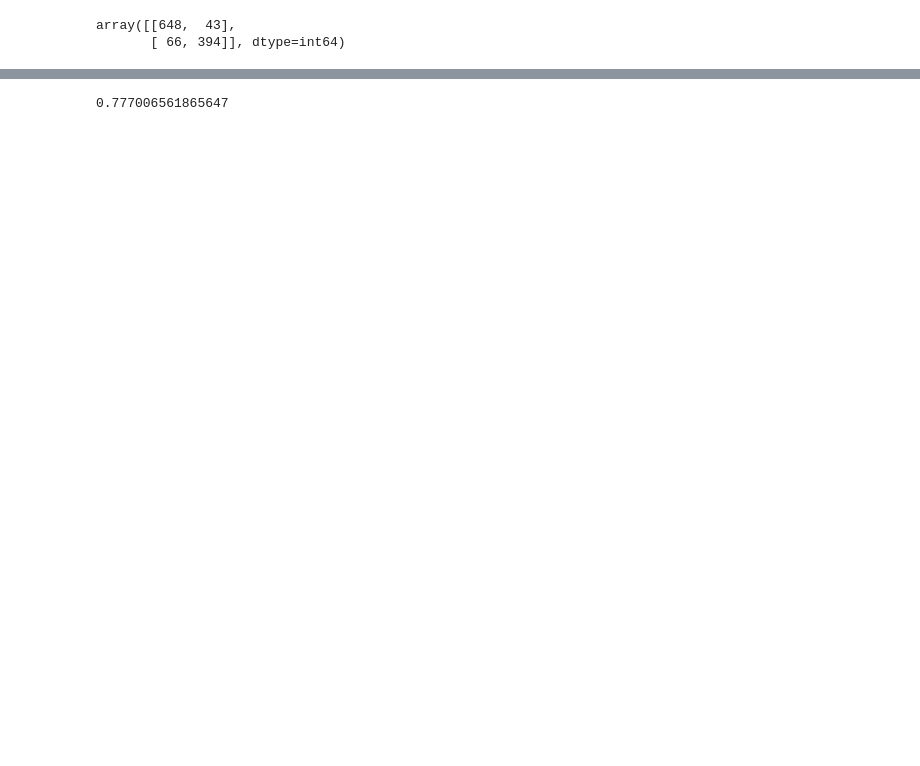
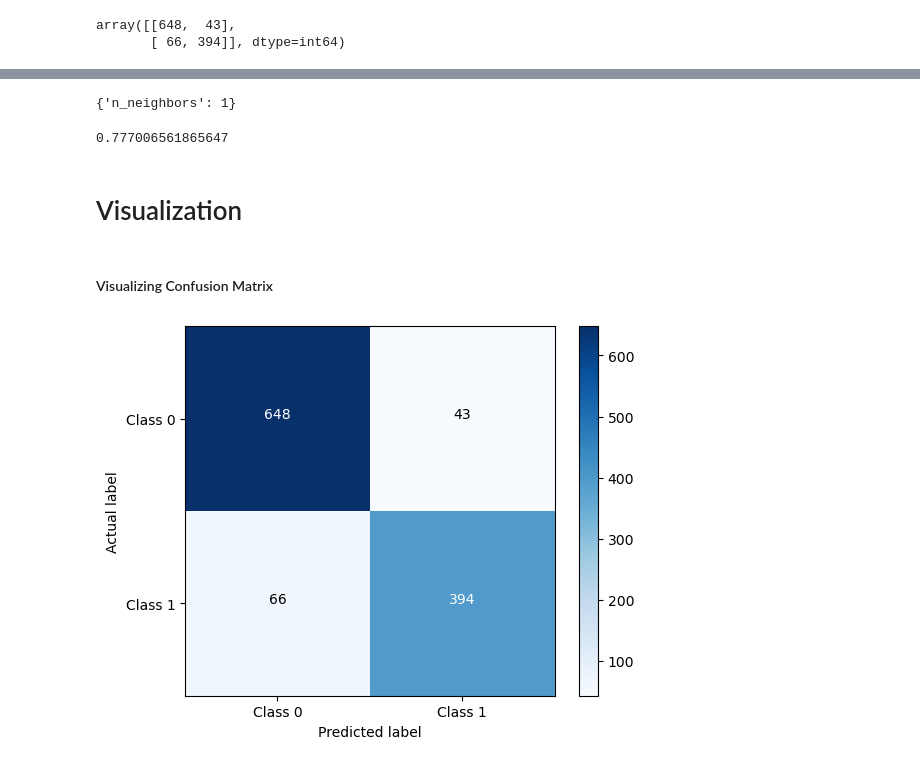
Before and after one commit to AbdullahShiraz/Email_Classification_using_ML, a Jupyter notebook: Model.ipynb, the cells around one changed output, grey strips where cells are left out. Saved outputs shown, nothing was run; the diff lists cells and outputs as text; code cells hidden in the pictures; blank space fills up the shorter version.

Commit message:
Visualization

```diff
--- a/Model.ipynb
+++ b/Model.ipynb
@@ -409,5 +459,42 @@ knn_gscv.best_params_
-# %%
-#checking mean score for the top performing value of n_neighbors
-knn_gscv.best_score_
-# %% [output]
-0.777006561865647
+# %%
+#checking top performing n_neighbors value
+knn_gscv.best_params_
+# %% [output]
+{'n_neighbors': 1}
+# %%
+#checking mean score for the top performing value of n_neighbors
+knn_gscv.best_score_
+# %% [output]
+0.777006561865647
+# %% [markdown]
+# Visualization
+# %% [markdown]
+#### Visualizing Confusion Matrix
+# %%
+from sklearn.metrics import confusion_matrix
+import matplotlib.pyplot as plt
+import numpy as np
+
+
+# Calculate confusion matrix
+conf_matrix_plt = confusion_matrix(y_test,y_predict)
+
+# Plot confusion matrix
+plt.imshow(conf_matrix_plt, cmap='Blues', interpolation='nearest')
+plt.colorbar()
+tick_marks = np.arange(len(set(y_test)))
+plt.xticks(tick_marks, ['Class 0', 'Class 1'])
+plt.yticks(tick_marks, ['Class 0', 'Class 1'])
+plt.xlabel('Predicted label')
+plt.ylabel('Actual label')
+
+# Adding values to confusion matrix plot
+thresh = conf_matrix_plt.max() / 2.
+for i, j in np.ndindex(conf_matrix_plt.shape):
+    plt.text(j, i, conf_matrix_plt[i, j],
+             horizontalalignment="center",
+             color="white" if conf_matrix_plt[i, j] > thresh else "black")
+
+plt.show()
+# %% [output]
+[figure, added]
```
Also changed, not shown: parts of 47 cells of this notebook.
